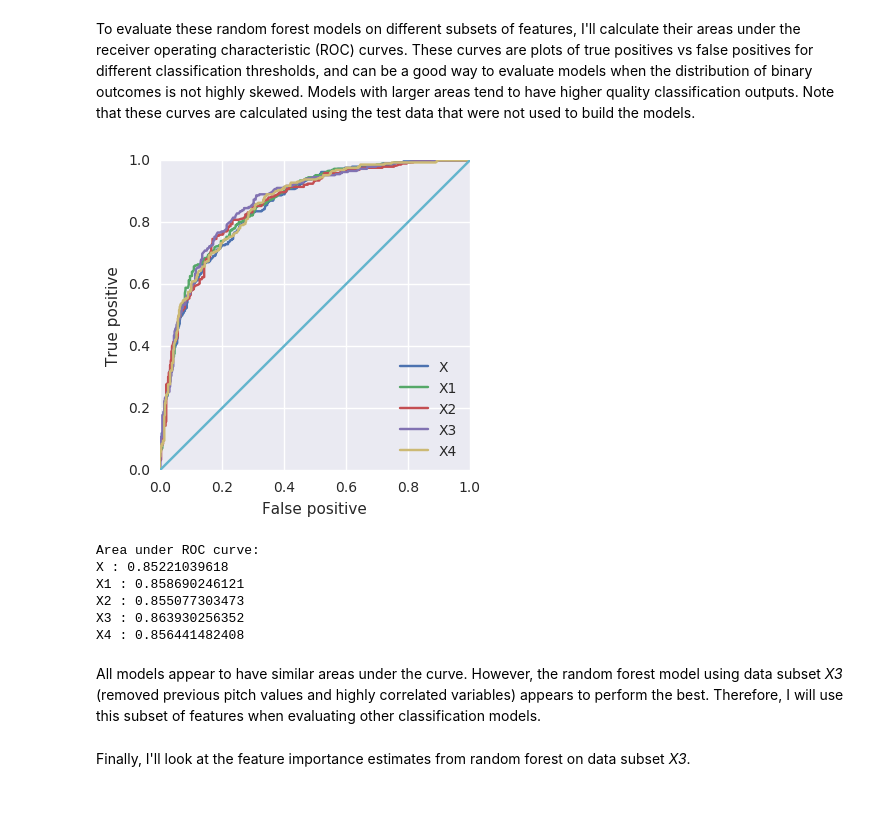
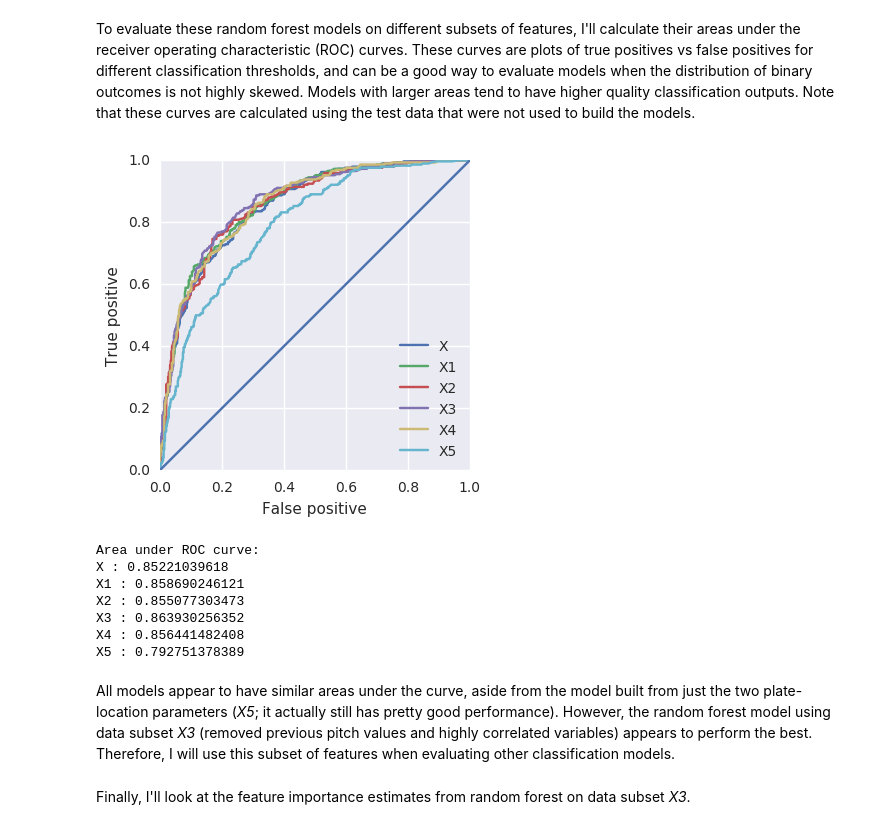
Before and after one commit to jasonpchang/pitchfx_sql, a Jupyter notebook: notebooks/swing_prediction/swing_prediction_random_forest.ipynb, the cells around one changed output. Drawn from its saved outputs; the diff is of its cells as text; code cells hidden in the pictures; blank space fills up the shorter version.

Commit message:
Added random forest model with just two features for comparison

```diff
--- a/notebooks/swing_prediction/swing_prediction_random_forest.ipynb
+++ b/notebooks/swing_prediction/swing_prediction_random_forest.ipynb
@@ -427,0 +428,15 @@ X5 =
+# %%
+# train test split
+X5 = features[['px', 'pz']]
+X5_train, X5_test, y_train, y_test = split_data(X5, y, 0.7, 0)
+# %%
+# initialize parameters
+seed = 1000
+nestimators = 1000
+
+# initialize classifiers
+rf5_fit = RandomForestClassifier(n_estimators=nestimators,
+                                 criterion='gini',
+                                 max_features='sqrt',
+                                 random_state=seed,
+                                 oob_score=True,).fit(X5_train, y_train)
@@ -432,28 +458,29 @@ To evaluate these random forest models on different subsets of features, I'll ca
 # %%
 # import
 from sklearn.metrics import roc_curve
 
 # calculate false positive and true negative rates
 preds = [rf_fit.predict_proba(X_test)[:, 1],
          rf1_fit.predict_proba(X1_test)[:, 1],
          rf2_fit.predict_proba(X2_test)[:, 1],
          rf3_fit.predict_proba(X3_test)[:, 1],
-         rf4_fit.predict_proba(X4_test)[:, 1],]
-dats = ['X', 'X1', 'X2', 'X3', 'X4']
+         rf4_fit.predict_proba(X4_test)[:, 1],
+         rf5_fit.predict_proba(X5_test)[:, 1],]
+dats = ['X', 'X1', 'X2', 'X3', 'X4', 'X5']
 
 # plot curves
 fig, ax = plt.subplots()
 for pred in preds:
     false_pos, true_pos, _ = roc_curve(y_test, pred)
     ax.plot(false_pos, true_pos)
 ax.plot([0, 1], [0, 1])
 ax.legend(dats, loc=4)
 ax.set_aspect('equal', 'box')
 ax.set_xlabel('False positive')
 ax.set_ylabel('True positive')
 plt.show()
 # %% [output]
-[figure, old version]
+[figure, new version]
 # %%
 # import
 from sklearn.metrics import roc_auc_score
@@ -469,8 +496,9 @@ X1 : 0.858690246121
 X2 : 0.855077303473
 X3 : 0.863930256352
 X4 : 0.856441482408
+X5 : 0.792751378389
 # %% [markdown]
-All models appear to have similar areas under the curve. However, the random forest model using data subset *X3* (removed previous pitch values and highly correlated variables) appears to perform the best. Therefore, I will use this subset of features when evaluating other classification models.
+All models appear to have similar areas under the curve, aside from the model built from just the two plate-location parameters (*X5*; it actually still has pretty good performance). However, the random forest model using data subset *X3* (removed previous pitch values and highly correlated variables) appears to perform the best. Therefore, I will use this subset of features when evaluating other classification models.
 # %% [markdown]
 Finally, I'll look at the feature importance estimates from random forest on data subset *X3*.
 # %%
```
Also changed, not shown: parts of 4 cells of this notebook, 1 other file.
